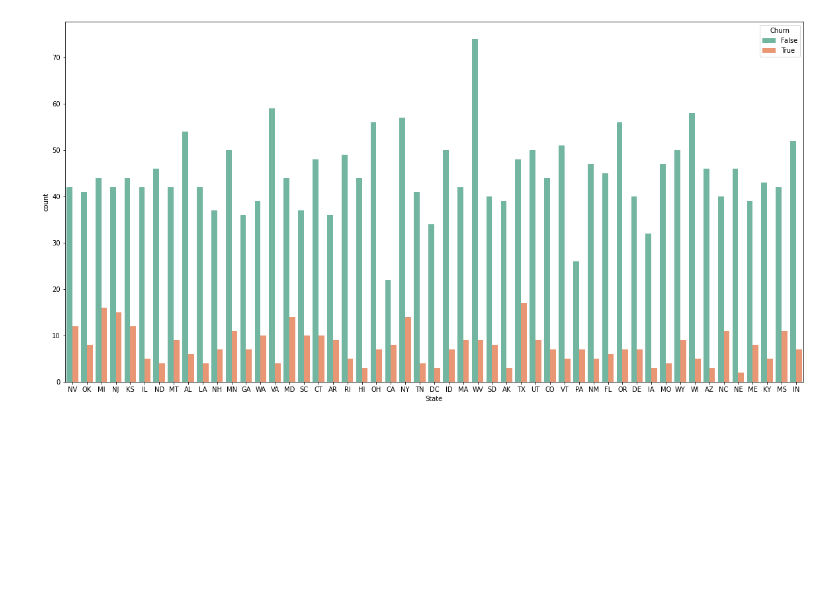
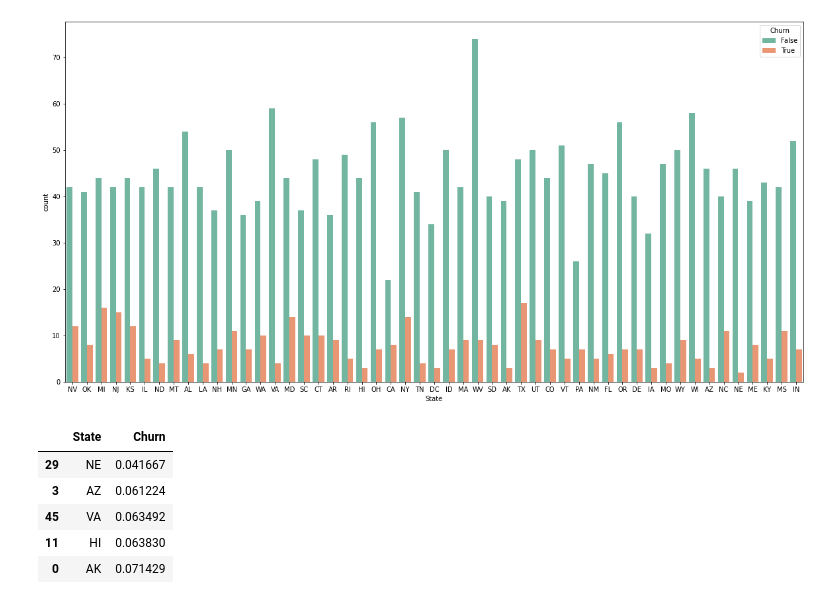
Before and after one commit to lucas-sls/Telecom_Churn, a Jupyter notebook: Telecom_churn.ipynb, the cells around one changed output. Cells and saved outputs as stored; diff of their text form; code cells hidden in the pictures; blank space fills up the shorter version.

```diff
--- a/Telecom_churn.ipynb
+++ b/Telecom_churn.ipynb
@@ -347,3 +347,12 @@ sns.countplot(x='State', hue = 'Churn',data = df_treino, ax=axarr, palette=palet
 # %% [output]
 <AxesSubplot:xlabel='State', ylabel='count'>
 [figure]
+# %%
+df_treino[['State','Churn']].groupby(['State'], as_index=False).mean().sort_values(by='Churn', ascending=True).head()
+# %% [output]
+|  | State | Churn |
+| 29 | NE | 0.041667 |
+| 3 | AZ | 0.061224 |
+| 45 | VA | 0.063492 |
+| 11 | HI | 0.063830 |
+| 0 | AK | 0.071429 |
```
Also changed, not shown: parts of 5 cells of this notebook.
